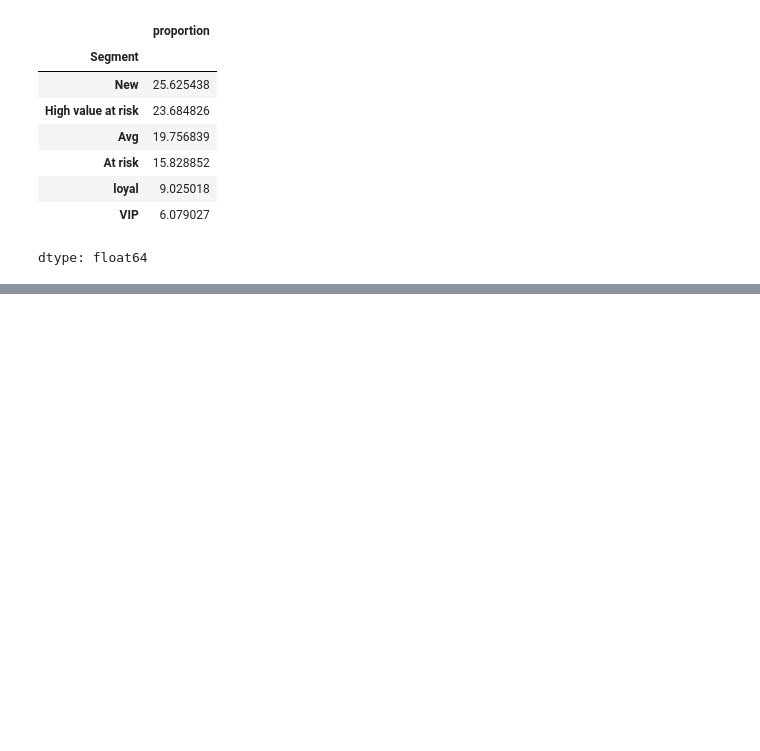
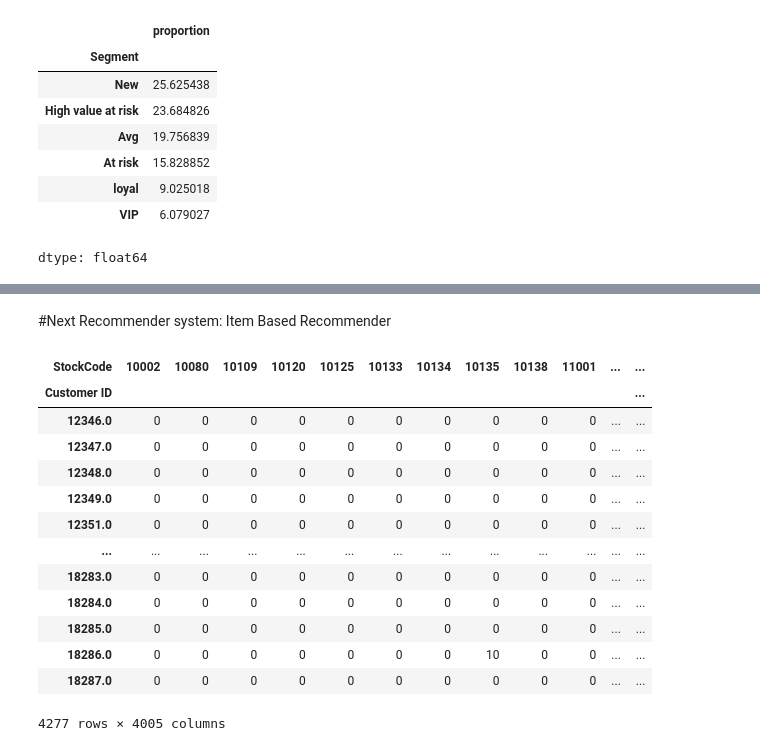
Before and after one commit to RoAr29/ecommerce-recommendation-system, a Jupyter notebook: ecommerce_product_recommendation_engine.ipynb, the cells around one changed output, grey strips where cells are left out. Saved outputs shown, nothing was run; the diff lists cells and outputs as text; code cells hidden in the pictures; blank space fills up the shorter version.

```diff
--- a/ecommerce_product_recommendation_engine.ipynb
+++ b/ecommerce_product_recommendation_engine.ipynb
@@ -424,0 +460,27 @@ dtype: float64
+# %% [markdown]
+#Next Recommender system: Item Based Recommender
+# %%
+user_item_matrix = df.pivot_table(
+    index = 'Customer ID',
+    columns = 'StockCode',
+    values = 'Quantity',
+    aggfunc = 'sum',
+    fill_value=0
+)
+# %%
+user_item_matrix #shows which products were bought together and user similarity - useful for similar products recommendation
+# %% [output]
+| StockCode | 10002 | 10080 | 10109 | 10120 | 10125 | 10133 | 10134 | 10135 | 10138 | 11001 | ... | ... |
+| Customer ID |  |  |  |  |  |  |  |  |  |  |  | ... |
+| 12346.0 | 0 | 0 | 0 | 0 | 0 | 0 | 0 | 0 | 0 | 0 | ... | ... |
+| 12347.0 | 0 | 0 | 0 | 0 | 0 | 0 | 0 | 0 | 0 | 0 | ... | ... |
+| 12348.0 | 0 | 0 | 0 | 0 | 0 | 0 | 0 | 0 | 0 | 0 | ... | ... |
+| 12349.0 | 0 | 0 | 0 | 0 | 0 | 0 | 0 | 0 | 0 | 0 | ... | ... |
+| 12351.0 | 0 | 0 | 0 | 0 | 0 | 0 | 0 | 0 | 0 | 0 | ... | ... |
+| ... | ... | ... | ... | ... | ... | ... | ... | ... | ... | ... | ... | ... |
+| 18283.0 | 0 | 0 | 0 | 0 | 0 | 0 | 0 | 0 | 0 | 0 | ... | ... |
+| 18284.0 | 0 | 0 | 0 | 0 | 0 | 0 | 0 | 0 | 0 | 0 | ... | ... |
+| 18285.0 | 0 | 0 | 0 | 0 | 0 | 0 | 0 | 0 | 0 | 0 | ... | ... |
+| 18286.0 | 0 | 0 | 0 | 0 | 0 | 0 | 0 | 10 | 0 | 0 | ... | ... |
+| 18287.0 | 0 | 0 | 0 | 0 | 0 | 0 | 0 | 0 | 0 | 0 | ... | ... |
+4277 rows × 4005 columns
```
Also changed, not shown: parts of 8 cells of this notebook.
